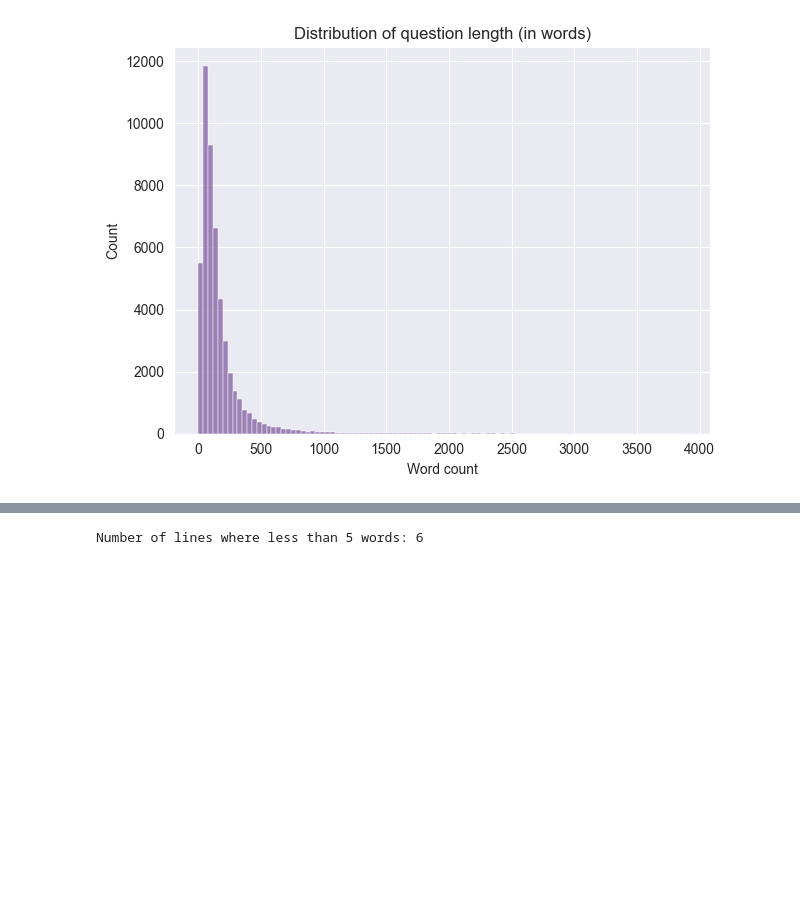
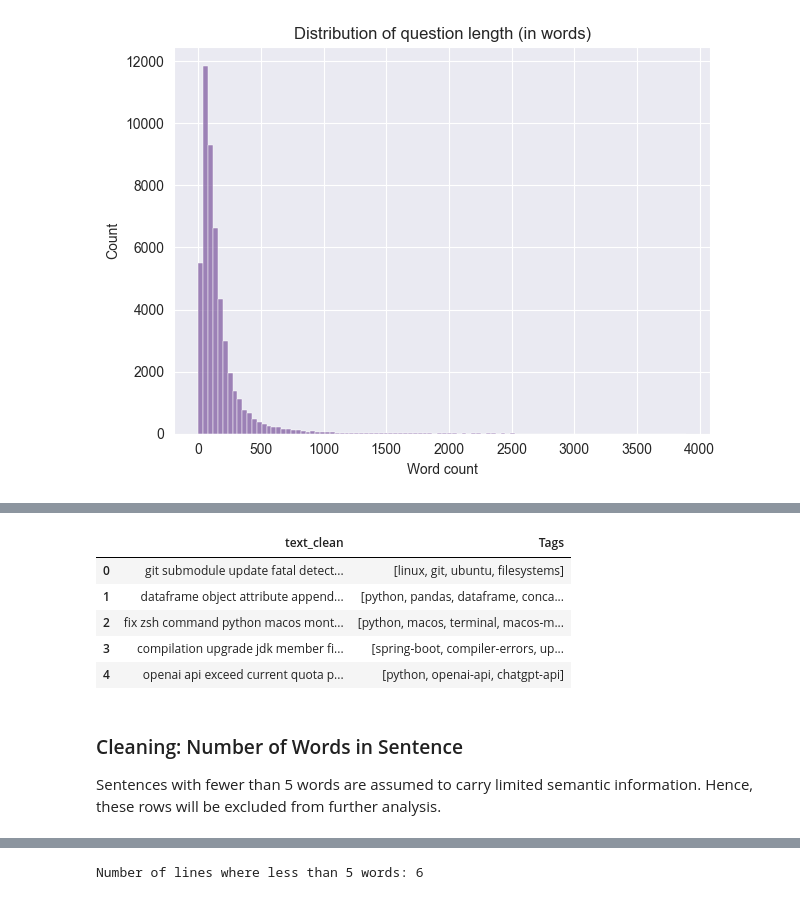
Before and after one commit to alinacharon/Stack_Overflow, a Jupyter notebook: notebooks/Charon_Alina_1_notebook_exploration_062025_1.ipynb, the cells around one changed output, grey strips where cells are left out. Saved outputs shown, nothing was run; the diff lists cells and outputs as text; code cells hidden in the pictures; blank space fills up the shorter version.

```diff
--- a/notebooks/Charon_Alina_1_notebook_exploration_062025_1.ipynb
+++ b/notebooks/Charon_Alina_1_notebook_exploration_062025_1.ipynb
@@ -754,0 +805,13 @@ plt.tight_layout();
+# %%
+df_final.head()
+# %% [output]
+|  | text_clean | Tags |
+| 0 | git submodule update fatal detect... | [linux, git, ubuntu, filesystems] |
+| 1 | dataframe object attribute append... | [python, pandas, dataframe, conca... |
+| 2 | fix zsh command python macos mont... | [python, macos, terminal, macos-m... |
+| 3 | compilation upgrade jdk member fi... | [spring-boot, compiler-errors, up... |
+| 4 | openai api exceed current quota p... | [python, openai-api, chatgpt-api] |
+# %% [markdown]
+### Cleaning: Number of Words in Sentence
+
+Sentences with fewer than 5 words are assumed to carry limited semantic information. Hence, these rows will be excluded from further analysis.
```
Also changed, not shown: parts of 26 cells of this notebook.
